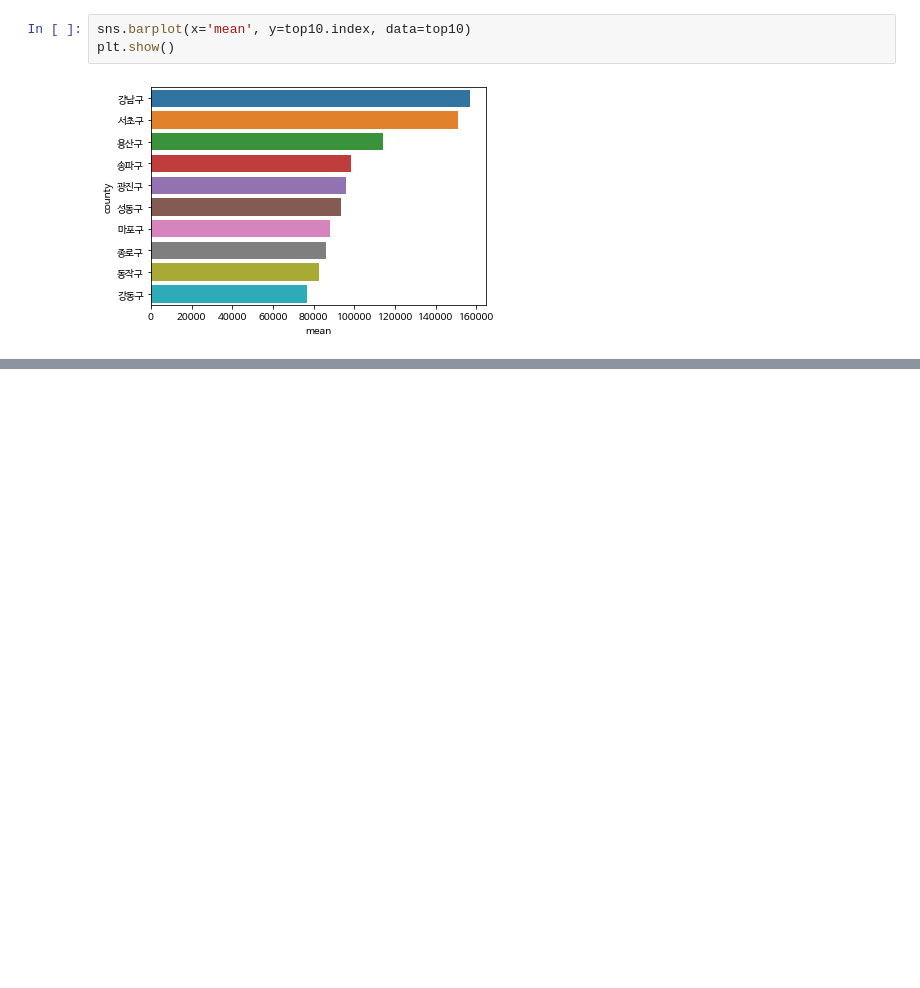
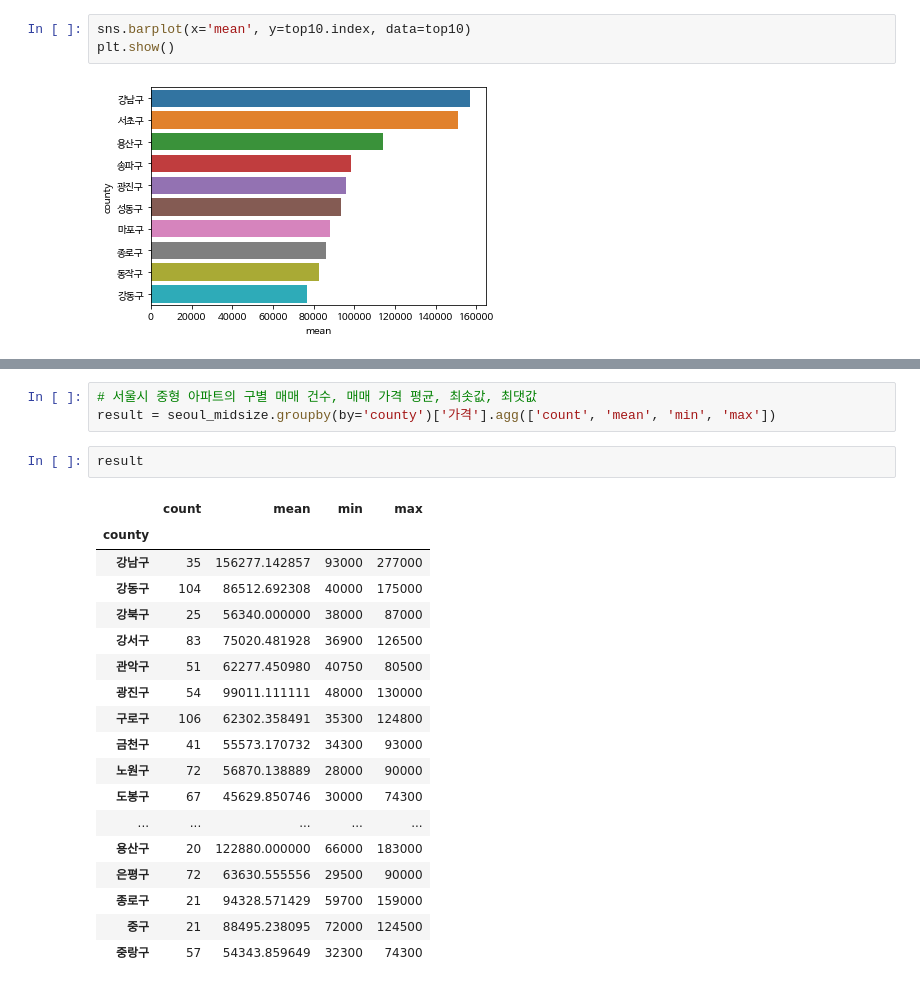
Before and after one commit to Gasijiyo/FirstStep_Python, a Jupyter notebook: py26_apt_Ohssam.ipynb, the cells around one changed output, grey strips where cells are left out. Cells and saved outputs as stored; diff of their text form; blank space fills up the shorter version.

```diff
--- a/py26_apt_Ohssam.ipynb
+++ b/py26_apt_Ohssam.ipynb
@@ -575,0 +713,24 @@ plt.show()
+# %%
+# 서울시 중형 아파트의 구별 매매 건수, 매매 가격 평균, 최솟값, 최댓값
+result = seoul_midsize.groupby(by='county')['가격'].agg(['count', 'mean', 'min', 'max'])
+# %%
+result
+# %% [output]
+|  | count | mean | min | max |
+| county |  |  |  |  |
+| 강남구 | 35 | 156277.142857 | 93000 | 277000 |
+| 강동구 | 104 | 86512.692308 | 40000 | 175000 |
+| 강북구 | 25 | 56340.000000 | 38000 | 87000 |
+| 강서구 | 83 | 75020.481928 | 36900 | 126500 |
+| 관악구 | 51 | 62277.450980 | 40750 | 80500 |
+| 광진구 | 54 | 99011.111111 | 48000 | 130000 |
+| 구로구 | 106 | 62302.358491 | 35300 | 124800 |
+| 금천구 | 41 | 55573.170732 | 34300 | 93000 |
+| 노원구 | 72 | 56870.138889 | 28000 | 90000 |
+| 도봉구 | 67 | 45629.850746 | 30000 | 74300 |
+| ... | ... | ... | ... | ... |
+| 용산구 | 20 | 122880.000000 | 66000 | 183000 |
+| 은평구 | 72 | 63630.555556 | 29500 | 90000 |
+| 종로구 | 21 | 94328.571429 | 59700 | 159000 |
+| 중구 | 21 | 88495.238095 | 72000 | 124500 |
+| 중랑구 | 57 | 54343.859649 | 32300 | 74300 |
```
Also changed, not shown: parts of 17 cells of this notebook.
